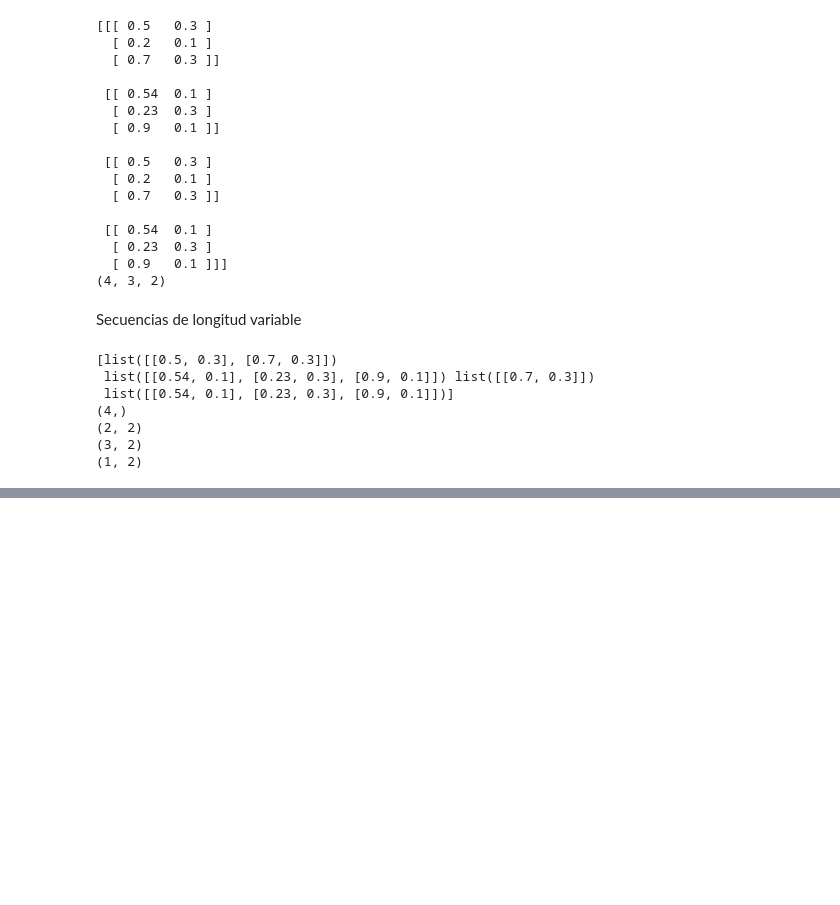
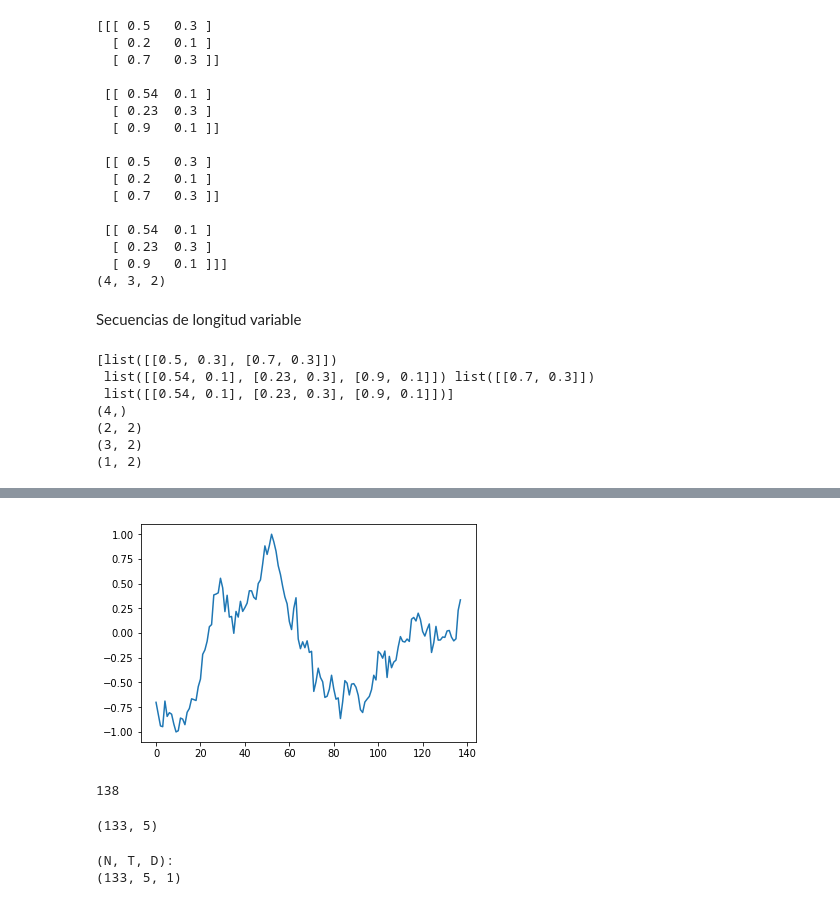
Before and after one commit to lab-ml-itba/12-RNN, a Jupyter notebook: RNN_intro.ipynb, the cells around one changed output, grey strips where cells are left out. Cells and saved outputs as stored; diff of their text form; code cells hidden in the pictures; blank space fills up the shorter version.

```diff
--- a/RNN_intro.ipynb
+++ b/RNN_intro.ipynb
@@ -178,0 +212,9 @@ print(np.array(Ex_3[2]).shape)
+# %%
+apple_stock = np.loadtxt('apple/normalized_apple_prices.csv')
+from matplotlib import pyplot as plt
+plt.plot(apple_stock)
+plt.show()
+print(len(apple_stock))
+# %% [output]
+[figure, added]
+138
@@ -178,0 +224,4 @@ print(np.array(Ex_3[2]).shape)
+# %%
+print(X_.shape)
+# %% [output]
+(133, 5)
@@ -178,0 +231,6 @@ print(np.array(Ex_3[2]).shape)
+# %%
+print('(N, T, D):')
+print(X.shape)
+# %% [output]
+(N, T, D):
+(133, 5, 1)
```
Also changed, not shown: parts of 23 cells of this notebook, 5 other files.
